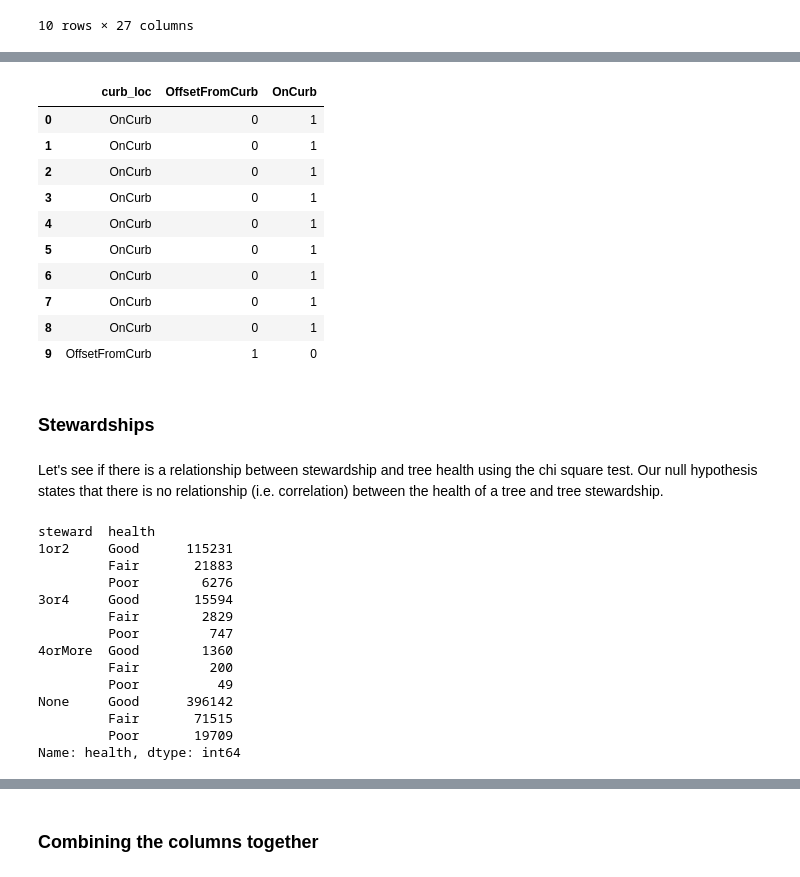
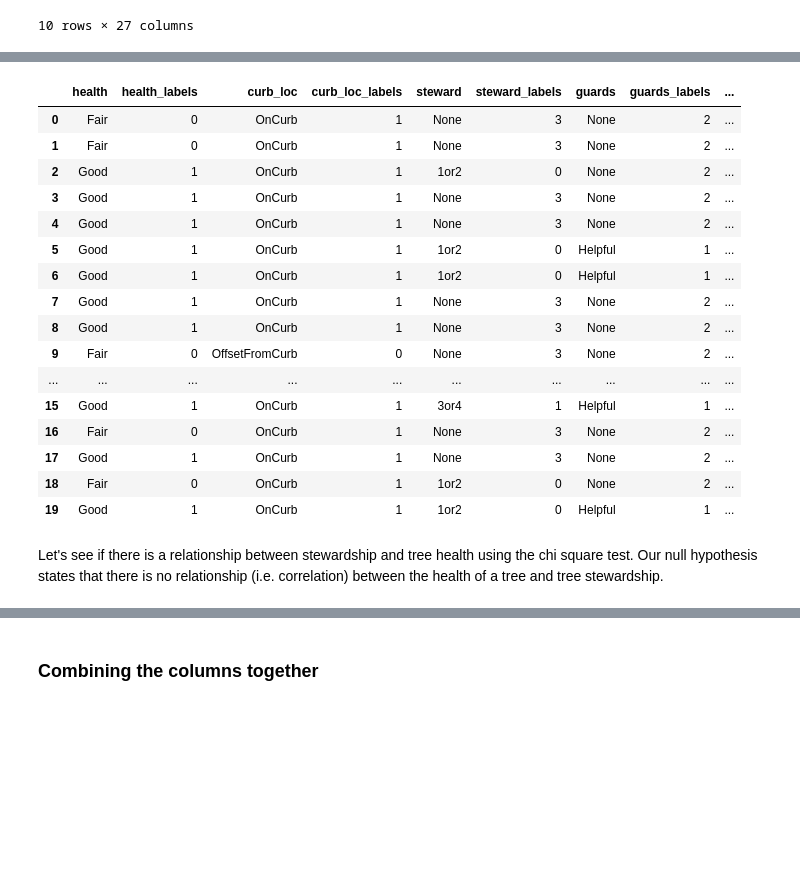
Before and after one commit to annasophiat/tree-health-census, a Jupyter notebook: tree_census_statistical_analysis.ipynb, the cells around one changed output, grey strips where cells are left out. Drawn from its saved outputs; the diff is of its cells as text; code cells hidden in the pictures; blank space fills up the shorter version.

```diff
--- a/tree_census_statistical_analysis.ipynb
+++ b/tree_census_statistical_analysis.ipynb
@@ -244,16 +194,0 @@ curb_loc_dummies.sample(10)
-# %%
-pd.concat([tree.curb_loc, curb_loc_dummies], axis=1).head(10)
-# %% [output]
-|  | curb_loc | OffsetFromCurb | OnCurb |
-| 0 | OnCurb | 0 | 1 |
-| 1 | OnCurb | 0 | 1 |
-| 2 | OnCurb | 0 | 1 |
-| 3 | OnCurb | 0 | 1 |
-| 4 | OnCurb | 0 | 1 |
-| 5 | OnCurb | 0 | 1 |
-| 6 | OnCurb | 0 | 1 |
-| 7 | OnCurb | 0 | 1 |
-| 8 | OnCurb | 0 | 1 |
-| 9 | OffsetFromCurb | 1 | 0 |
-# %% [markdown]
-### Stewardships
@@ -260,19 +202,22 @@ pd.concat([tree.curb_loc, curb_loc_dummies], axis=1).head(10)
+# %%
+tree[['health', 'health_labels', 'curb_loc', 'curb_loc_labels', 'steward', 'steward_labels', 'guards', 'guards_labels', 'sidewalk', 'sidewalk_labels', 'borough', 'borough_labels']].head(20)
+# %% [output]
+|  | health | health_labels | curb_loc | curb_loc_labels | steward | steward_labels | guards | guards_labels | ... |
+| 0 | Fair | 0 | OnCurb | 1 | None | 3 | None | 2 | ... |
+| 1 | Fair | 0 | OnCurb | 1 | None | 3 | None | 2 | ... |
+| 2 | Good | 1 | OnCurb | 1 | 1or2 | 0 | None | 2 | ... |
+| 3 | Good | 1 | OnCurb | 1 | None | 3 | None | 2 | ... |
+| 4 | Good | 1 | OnCurb | 1 | None | 3 | None | 2 | ... |
+| 5 | Good | 1 | OnCurb | 1 | 1or2 | 0 | Helpful | 1 | ... |
+| 6 | Good | 1 | OnCurb | 1 | 1or2 | 0 | Helpful | 1 | ... |
+| 7 | Good | 1 | OnCurb | 1 | None | 3 | None | 2 | ... |
+| 8 | Good | 1 | OnCurb | 1 | None | 3 | None | 2 | ... |
+| 9 | Fair | 0 | OffsetFromCurb | 0 | None | 3 | None | 2 | ... |
+| ... | ... | ... | ... | ... | ... | ... | ... | ... | ... |
+| 15 | Good | 1 | OnCurb | 1 | 3or4 | 1 | Helpful | 1 | ... |
+| 16 | Fair | 0 | OnCurb | 1 | None | 3 | None | 2 | ... |
+| 17 | Good | 1 | OnCurb | 1 | None | 3 | None | 2 | ... |
+| 18 | Fair | 0 | OnCurb | 1 | 1or2 | 0 | None | 2 | ... |
+| 19 | Good | 1 | OnCurb | 1 | 1or2 | 0 | Helpful | 1 | ... |
 # %% [markdown]
 Let's see if there is a relationship between stewardship and tree health using the chi square test. Our null hypothesis states that there is no relationship (i.e. correlation) between the health of a tree and tree stewardship.
-# %%
-tree.groupby('steward')['health'].value_counts()
-# %% [output]
-steward  health
-1or2     Good      115231
-         Fair       21883
-         Poor        6276
-3or4     Good       15594
-         Fair        2829
-         Poor         747
-4orMore  Good        1360
-         Fair         200
-         Poor          49
-None     Good      396142
-         Fair       71515
-         Poor       19709
-Name: health, dtype: int64
```
Also changed, not shown: parts of 38 cells of this notebook, 1 other file.
